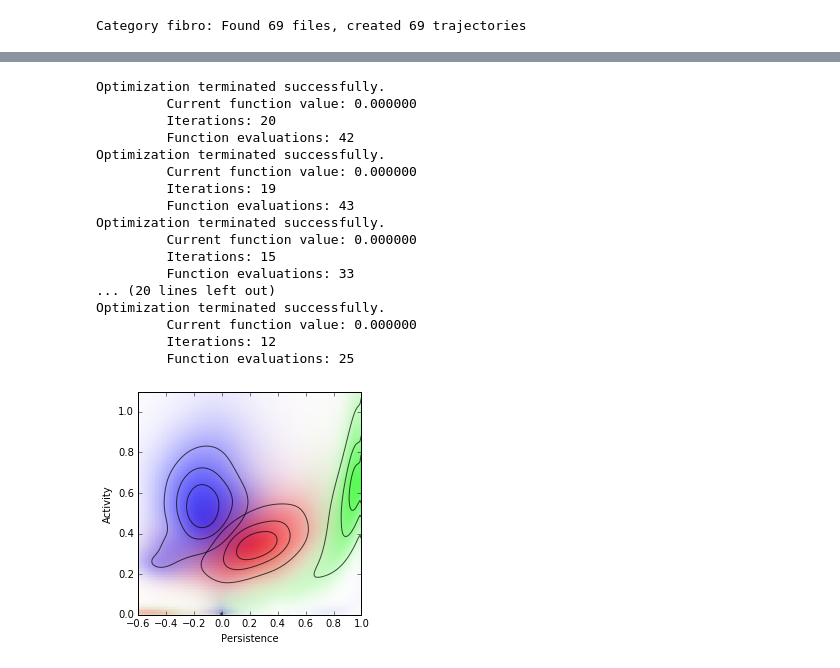
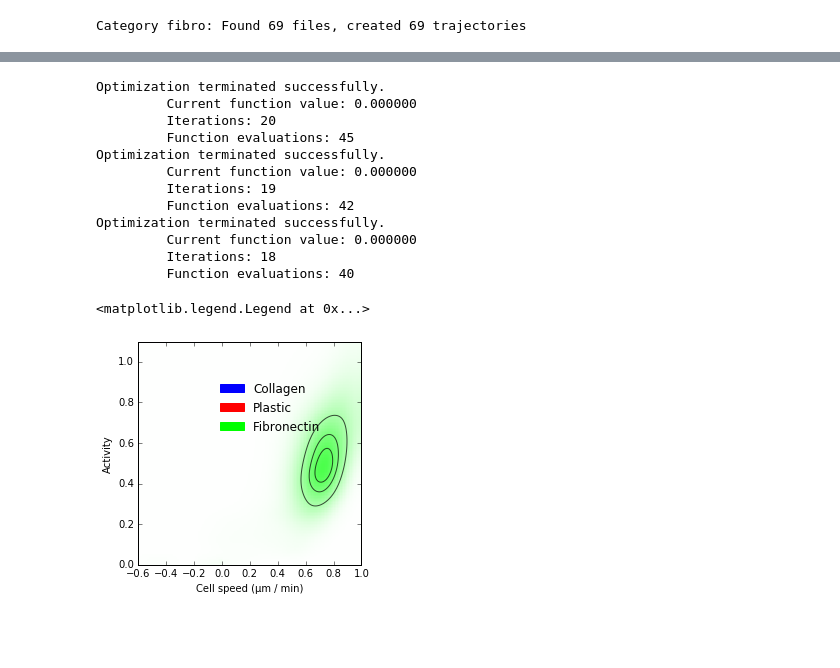
Before and after one commit to jrieke/lstm-biology, a Jupyter notebook: statistics.ipynb, the cells around one changed output, grey strips where cells are left out. Saved outputs shown, nothing was run; the diff lists cells and outputs as text; code cells hidden in the pictures; blank space fills up the shorter version.

```diff
--- a/statistics.ipynb
+++ b/statistics.ipynb
@@ -15,18 +15,17 @@ import os
 category = 'fibro'
 downsample_steps = {'alive': 2, 'fibro': 5, 'plastic': 5}  # TODO: Rename var.
 
-data_dir = 'data/JulianTrajs/' + category
+#data_dir = 'data/JulianTrajs/' + category
+data_dir = 'data/generated/' + category
+
 trajectories = []
 filenames = os.listdir(data_dir)
 for filename in filenames:
     trajectory = np.genfromtxt(os.path.join(data_dir, filename))
-#     for start in range(downsample_steps[category]):
-#         end = -(downsample_steps[category] - start)
-    start = 0
-    end = -(downsample_steps[category] - start)
-    sliced_trajectory = trajectory[start:end:downsample_steps[category]]
-    trajectories.append(sliced_trajectory)
+    # trajectories.append(trajectory[::downsample_steps[category]])  # Original trajectories need to be downsampled.
+    trajectories.append(trajectory)  # Generated trajectories are already sampled at 5 min.
 trajectories = np.array(trajectories)
+
 print "Category {}: Found {} files, created {} trajectories".format(category, len(filenames), len(trajectories))
 # %% [output]
 Category fibro: Found 69 files, created 69 trajectories
@@ -142,52 +118,54 @@ densities_per_category
 # %%
+# Plot parameter densities for all categories in the same plot.
+
 plt.figure(figsize=(4, 4))
 rgb_arr = np.ones((200, 200, 3))
 
 max_intensity = 0.7
 
-rgb_arr[..., 0] -= max_intensity * densities_per_category['alive'].T / np.max(densities_per_category['alive'])
-rgb_arr[..., 1] -= max_intensity * densities_per_category['alive'].T / np.max(densities_per_category['alive'])
+# rgb_arr[..., 0] -= max_intensity * densities_per_category['alive'].T / np.max(densities_per_category['alive'])
+# rgb_arr[..., 1] -= max_intensity * densities_per_category['alive'].T / np.max(densities_per_category['alive'])
 
-rgb_arr[..., 1] -= max_intensity * densities_per_category['plastic'].T / np.max(densities_per_category['plastic'])
-rgb_arr[..., 2] -= max_intensity * densities_per_category['plastic'].T / np.max(densities_per_category['plastic'])
+# rgb_arr[..., 1] -= max_intensity * densities_per_category['plastic'].T / np.max(densities_per_category['plastic'])
+# rgb_arr[..., 2] -= max_intensity * densities_per_category['plastic'].T / np.max(densities_per_category['plastic'])
 
 rgb_arr[..., 0] -= max_intensity * densities_per_category['fibro'].T / np.max(densities_per_category['fibro'])
 rgb_arr[..., 2] -= max_intensity * densities_per_category['fibro'].T / np.max(densities_per_category['fibro'])
 
 rgb_arr = rgb_arr.clip(min=0)
 
-plt.imshow(rgb_arr, origin=0, extent=[-1, 1, 0, 1.5], aspect='auto', interpolation='none')
+plt.imshow(rgb_arr, origin=0, extent=[-1, 1, 0, 1.5], interpolation='none', aspect='auto')
 
 for density in densities_per_category.values():
     plt.contour(density.T, [densityRegion(density, alpha) for alpha in [0.10, 0.25, 0.50]],
                     extent=[-1, 1, 0, 1.5], linewidths=1, colors='k', alpha=0.7)
 
-plt.xlabel('Persistence')
+plt.xlabel(u'Cell speed (\u00b5m / min)')
 plt.ylabel('Activity')  # TODO: Units?
 
 plt.xlim(-0.6, 1)
 plt.ylim(0, 1.1)
 
-plt.savefig('plots/density_all.png', dpi=300)
+#Create legend from custom artist/label lists
+plt.legend([plt.Rectangle((0, 0), 0, 0, color=color) for color in ((0, 0, 1), (1, 0, 0), (0, 1, 0)) ],
+           ['Collagen', 'Plastic', 'Fibronectin'], frameon=False, borderaxespad=3)
+
+#plt.savefig('plots/generated_density_all.png', dpi=300)
 # %% [output]
 Optimization terminated successfully.
          Current function value: 0.000000
          Iterations: 20
+         Function evaluations: 45
+Optimization terminated successfully.
+         Current function value: 0.000000
+         Iterations: 19
          Function evaluations: 42
 Optimization terminated successfully.
          Current function value: 0.000000
-         Iterations: 19
-         Function evaluations: 43
-Optimization terminated successfully.
-         Current function value: 0.000000
-         Iterations: 15
-         Function evaluations: 33
-... (20 lines left out)
-Optimization terminated successfully.
-         Current function value: 0.000000
-         Iterations: 12
-         Function evaluations: 25
+         Iterations: 18
+         Function evaluations: 40
+<matplotlib.legend.Legend at 0x...>
-[figure, old version]
+[figure, new version]
 # %%
 # Mean parameter values over time
 plt.plot(S.posteriorMeanValues[0], label='Mean Persistence')  # first parameter (persistence)
```
Also changed, not shown: parts of 5 cells of this notebook, 3 other files.
